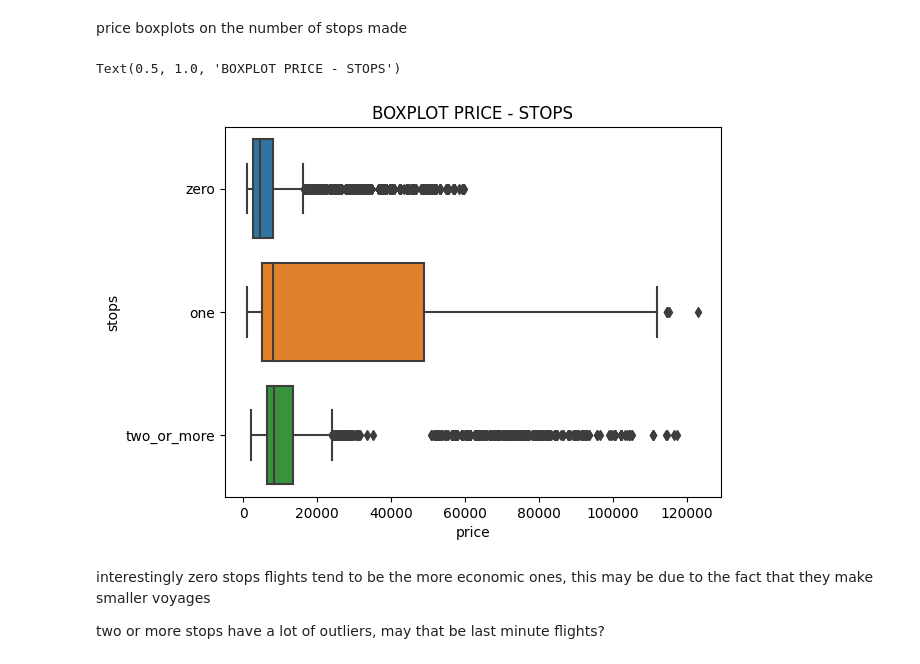
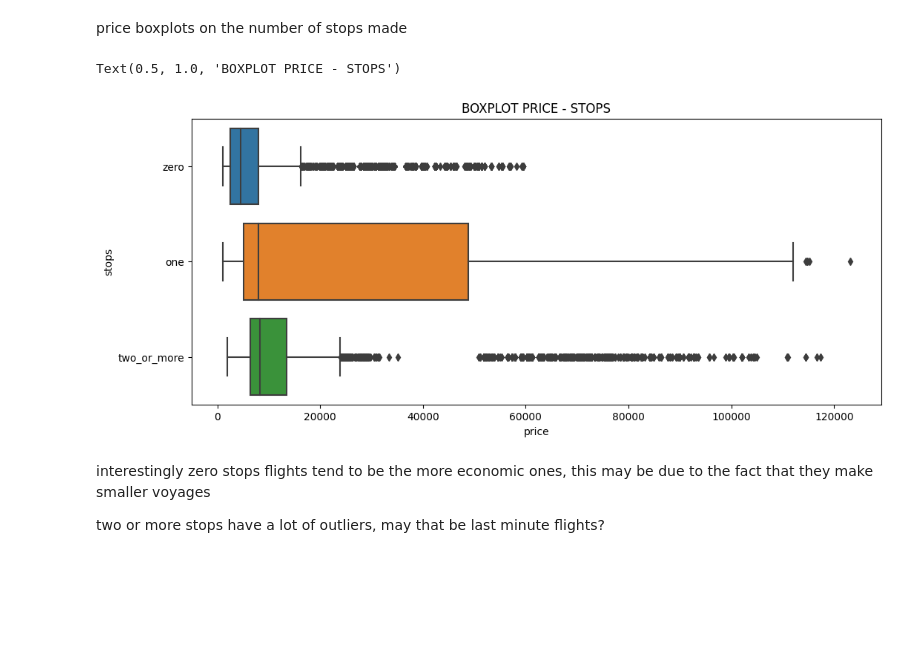
Before and after one commit to baldogiovine/763691, a Jupyter notebook: flights_provola.ipynb, the cells around one changed output. Cells and saved outputs as stored; diff of their text form; code cells hidden in the pictures; blank space fills up the shorter version.

```diff
--- a/flights_provola.ipynb
+++ b/flights_provola.ipynb
@@ -104,11 +162,12 @@ g2.set(title = 'BOXPLOT PRICE - DESTINATION CITY')
 # %% [markdown]
 price boxplots on the number of stops made
 # %%
+plt.subplots(figsize=(12,5))
 sns.boxplot(data=df, x='price', y='stops')
 plt.title('BOXPLOT PRICE - STOPS')
 # %% [output]
 Text(0.5, 1.0, 'BOXPLOT PRICE - STOPS')
-[figure, old version]
+[figure, new version]
 # %% [markdown]
 interestingly zero stops flights tend to be the more economic ones, this may be due to the fact that they make smaller voyages
 
```
Also changed, not shown: parts of 31 cells of this notebook.
